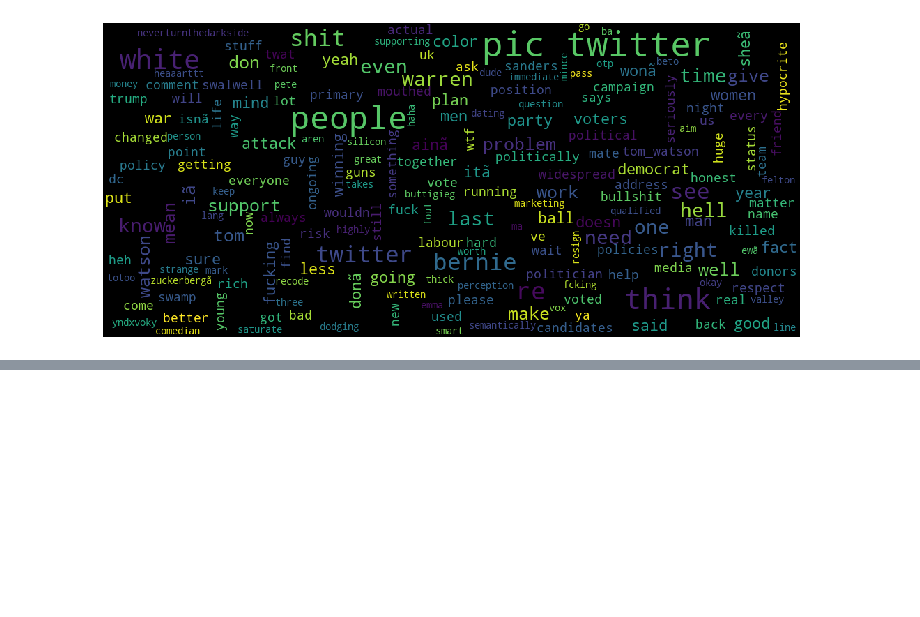
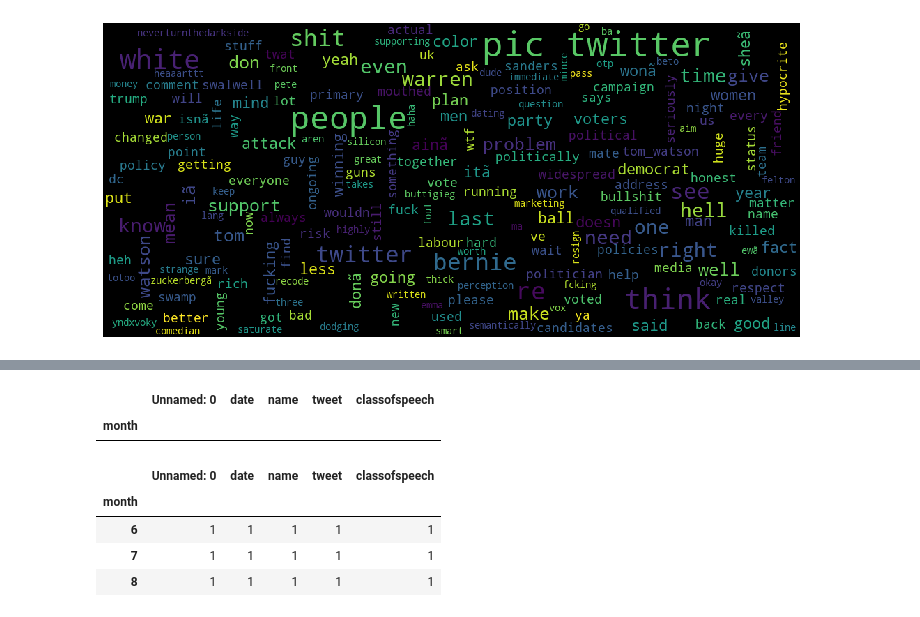
Before and after one commit to abhisheksaxena1998/hate_speech_threat_detection, a Jupyter notebook: Tom Watson.ipynb, the cells around one changed output, grey strips where cells are left out. Cells and saved outputs as stored; diff of their text form; code cells hidden in the pictures; blank space fills up the shorter version.

```diff
--- a/Tom Watson.ipynb
+++ b/Tom Watson.ipynb
@@ -963,0 +990,17 @@ fig.savefig("word1.png", dpi=2500)
+# %%
+oh=df[df['classofspeech']=='hate_speech'].groupby('month',sort=True).count()
+oh
+# %% [output]
+|  | Unnamed: 0 | date | name | tweet | classofspeech |
+| month |  |  |  |  |  |
+# %%
+hat=[0,0,0,0,0,0]
+
+of=df[df['classofspeech']=='offensive_language'].groupby('month',sort=True).count()
+of
+# %% [output]
+|  | Unnamed: 0 | date | name | tweet | classofspeech |
+| month |  |  |  |  |  |
+| 6 | 1 | 1 | 1 | 1 | 1 |
+| 7 | 1 | 1 | 1 | 1 | 1 |
+| 8 | 1 | 1 | 1 | 1 | 1 |
```
Also changed, not shown: parts of 4 cells of this notebook, 7 other files.
